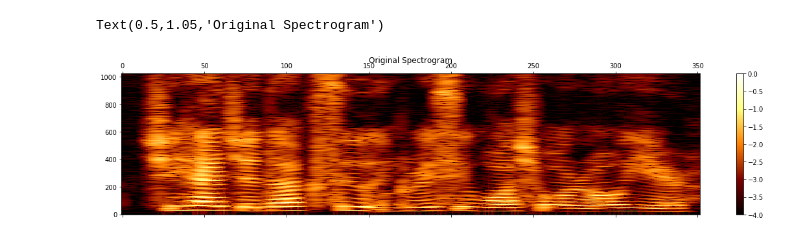
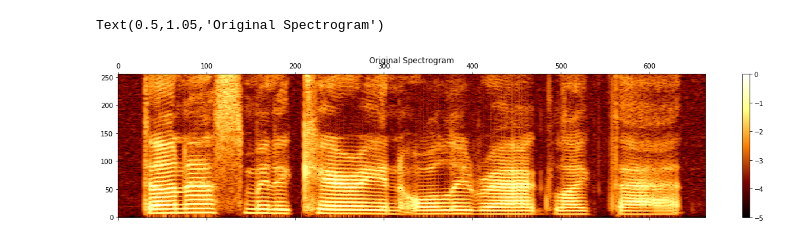
Before and after one commit to SvenDH/CapsNet-ASR, a Jupyter notebook: data exploration.ipynb, the cells around one changed output. Saved outputs shown, nothing was run; the diff lists cells and outputs as text; code cells hidden in the pictures.

Commit message:
Updated for using all data

```diff
--- a/data exploration.ipynb
+++ b/data exploration.ipynb
@@ -15,11 +34,13 @@ data = butter_bandpass_filter(data, 500, 7999, rate, order=1)
 # %%
-wav_spectrogram = pretty_spectrogram(data.astype('float64'), fft_size=2048,
-                                     step_size=128, thresh=4)
+rate, data = wavfile.read("./data/TRAIN/DR1FDAW0SA2.WAV")
+data = butter_bandpass_filter(data, 500, 7999, rate, order=1)
+
+wav_spectrogram = pretty_spectrogram(data.astype('float64'))
 fig, ax = plt.subplots(nrows=1, ncols=1, figsize=(20,4))
 cax = ax.matshow(np.transpose(wav_spectrogram), interpolation='nearest', aspect='auto', cmap=plt.cm.afmhot, origin='lower')
 fig.colorbar(cax)
 plt.title('Original Spectrogram')
 # %% [output]
 Text(0.5,1.05,'Original Spectrogram')
-[figure, old version]
+[figure, new version]
 # %%
```
Also changed, not shown: parts of 4 cells of this notebook, 1 other file.
